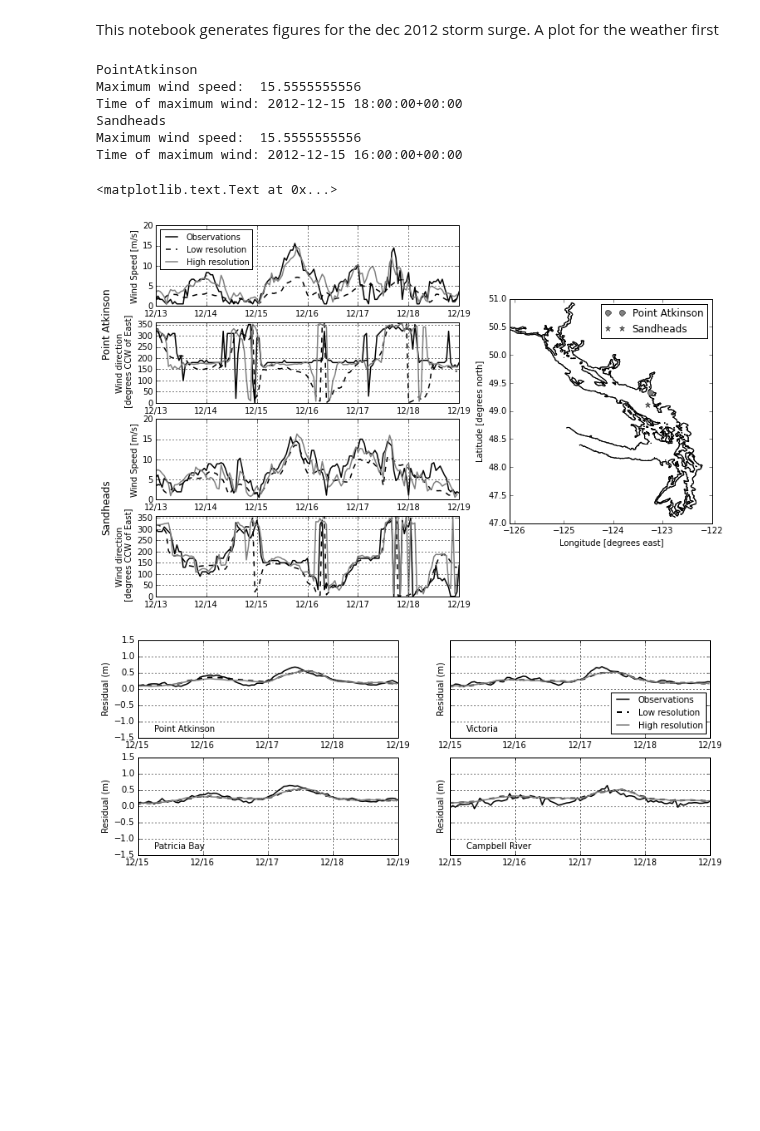
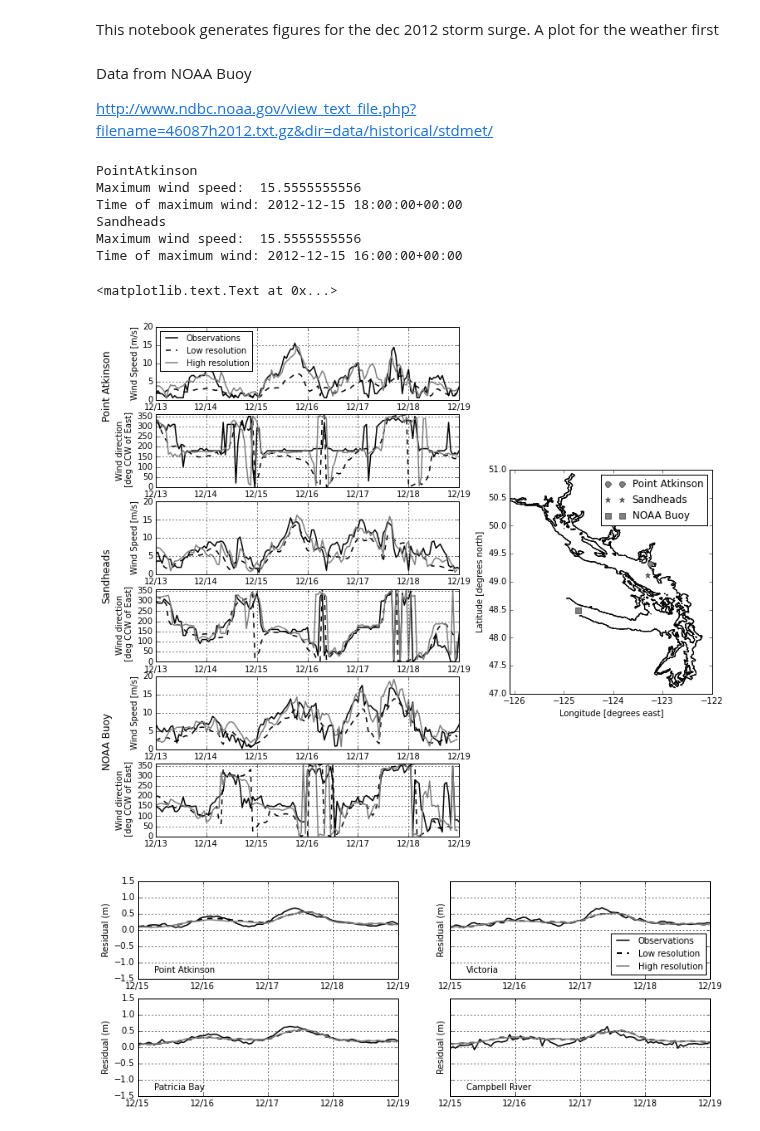
Before and after one commit to SalishSeaCast/storm-surge, a Jupyter notebook: FigureScripts/Dec 2012 - paper figures .ipynb, the cells around one changed output. Drawn from its saved outputs; the diff is of its cells as text; code cells hidden in the pictures; blank space fills up the shorter version.

Commit message:
Added Noaa buoy to weather image.

```diff
--- a/FigureScripts/Dec 2012 - paper figures .ipynb
+++ b/FigureScripts/Dec 2012 - paper figures .ipynb
@@ -36,11 +42,11 @@ CGRF_points={'PointAtkinson': [464,526], 'PatriciaBay': [462, 526],
              'Victoria': [461, 526], 'CampbellRiver': [466, 522],
              'Sandheads': [463, 526]}
 # %%
-def find_model_point(lon,lat,X,Y):
+def find_model_point(lon,lat,X,Y,lon_tol=0.015,lat_tol=0.015):
         # Tolerance for searching for grid points
     # (approx. distances between adjacent grid points)
-    tol1 = 0.015 # lon
-    tol2 = 0.015# lat
+    tol1 = lon_tol # lon
+    tol2 = lat_tol# lat
 
     # Search for a grid point with lon/lat within tolerance of
     # measured location
@@ -60,3 +66,7 @@ CGRF=NC.Dataset('/ocean/dlatorne/MEOPAR/CGRF/NEMO-atmos/u10_y2012m12d13.nc')
 lat_CGRF = CGRF.variables['nav_lat'][:]
 lon_CGRF = CGRF.variables['nav_lon'][:]-360
 uCGRF=ops.variables['u_wind']
+# %% [markdown]
+Data from NOAA Buoy
+
+http://www.ndbc.noaa.gov/view_text_file.php?filename=46087h2012.txt.gz&dir=data/historical/stdmet/
@@ -114,7 +158,7 @@ def plot_station(key,ax_speed,ax_dir, ax_map,l):
     ax.plot(time['obs'],winddir['obs'],'k-',label='Observations',lw=1.5)
     ax.plot(time['CGRF'],winddir['CGRF'],'k--',label='Low resolution',lw=1.5)
     ax.plot(time['ops'],winddir['ops'],'-',color='grey',label='High resolution',lw=1.5)
-    ax.set_ylabel('Wind direction \n [degrees CCW of East]')
+    ax.set_ylabel('Wind direction \n [deg CCW of East]')
     ax.set_xlim(x_ax)
     ax.grid(True,lw=1)
     ax.set_ylim([0,360])
@@ -134,6 +178,8 @@ def plot_station(key,ax_speed,ax_dir, ax_map,l):
     else:
         mark='*k'
         label='Sandheads'
+
+
     ax.plot(lon,lat,mark,ms=ms,color='grey',label=label)
     #ax.plot(lon_CGRF[CGRF_points[key][0],CGRF_points[key][1]],
             #lat_CGRF[CGRF_points[key][0],CGRF_points[key][1]],'xk',ms=ms,label='Low resolution')
@@ -148,38 +258,42 @@ def plot_station(key,ax_speed,ax_dir, ax_map,l):
 # %%
-fig=plt.figure(figsize=(12,8))
-gs = gridspec.GridSpec(4, 2,width_ratios=[1.5,1])
+fig=plt.figure(figsize=(12,11))
+gs = gridspec.GridSpec(6, 2,width_ratios=[1.5,1])
 ax_map=plt.subplot(gs[:,1])
 ax_PA_speed = plt.subplot(gs[0,0])
 ax_PA_dir = plt.subplot(gs[1,0])
 ax_SH_speed = plt.subplot(gs[2,0])
 ax_SH_dir = plt.subplot(gs[3,0])
+ax_B_speed = plt.subplot(gs[4,0])
+ax_B_dir = plt.subplot(gs[5,0])
 
 #plotting details
 x_ax = ['Dec 13, 2012', 'Dec 19, 2012']
 start='13-Dec-2012'; end='18-Dec-2012' #for CGRF
 start_EC='01-Dec-2012'
 end_EC='31-Dec-2012'
 wind_ax=[0,20]
 
 unaware=datetime.datetime.strptime(start,"%d-%b-%Y")
 sdt = unaware.replace(tzinfo=tz.tzutc())
 unaware=datetime.datetime.strptime(end,"%d-%b-%Y")
 edt = unaware.replace(tzinfo=tz.tzutc())
 
 plot_station('PointAtkinson',ax_PA_speed,ax_PA_dir,ax_map,l=1)
 plot_station('Sandheads',ax_SH_speed,ax_SH_dir,ax_map,l=0)
+plot_buoy(lon_buoy,lat_buoy,ax_B_speed,ax_B_dir, ax_map,l=0)
 
-plt.figtext(0.05,.75,'Point Atkinson',rotation='vertical',size='large')
-plt.figtext(0.05,.35,'Sandheads',rotation='vertical',size='large')
+plt.figtext(0.05,.85,'Point Atkinson',rotation='vertical',size='large')
+plt.figtext(0.05,.55,'Sandheads',rotation='vertical',size='large')
+plt.figtext(0.05,.3,'NOAA Buoy',rotation='vertical',size='large')
 # %% [output]
 PointAtkinson
 Maximum wind speed:  15.5555555556
 Time of maximum wind: 2012-12-15 18:00:00+00:00
 Sandheads
 Maximum wind speed:  15.5555555556
 Time of maximum wind: 2012-12-15 16:00:00+00:00
 <matplotlib.text.Text at 0x...>
-[figure, old version]
+[figure, new version]
 # %%
 fig.savefig('../RoughWork/Figures/dec2012_weather.pdf',bbox_inches='tight')
 # %%
```
Also changed, not shown: parts of 3 cells of this notebook, 2 other files.
